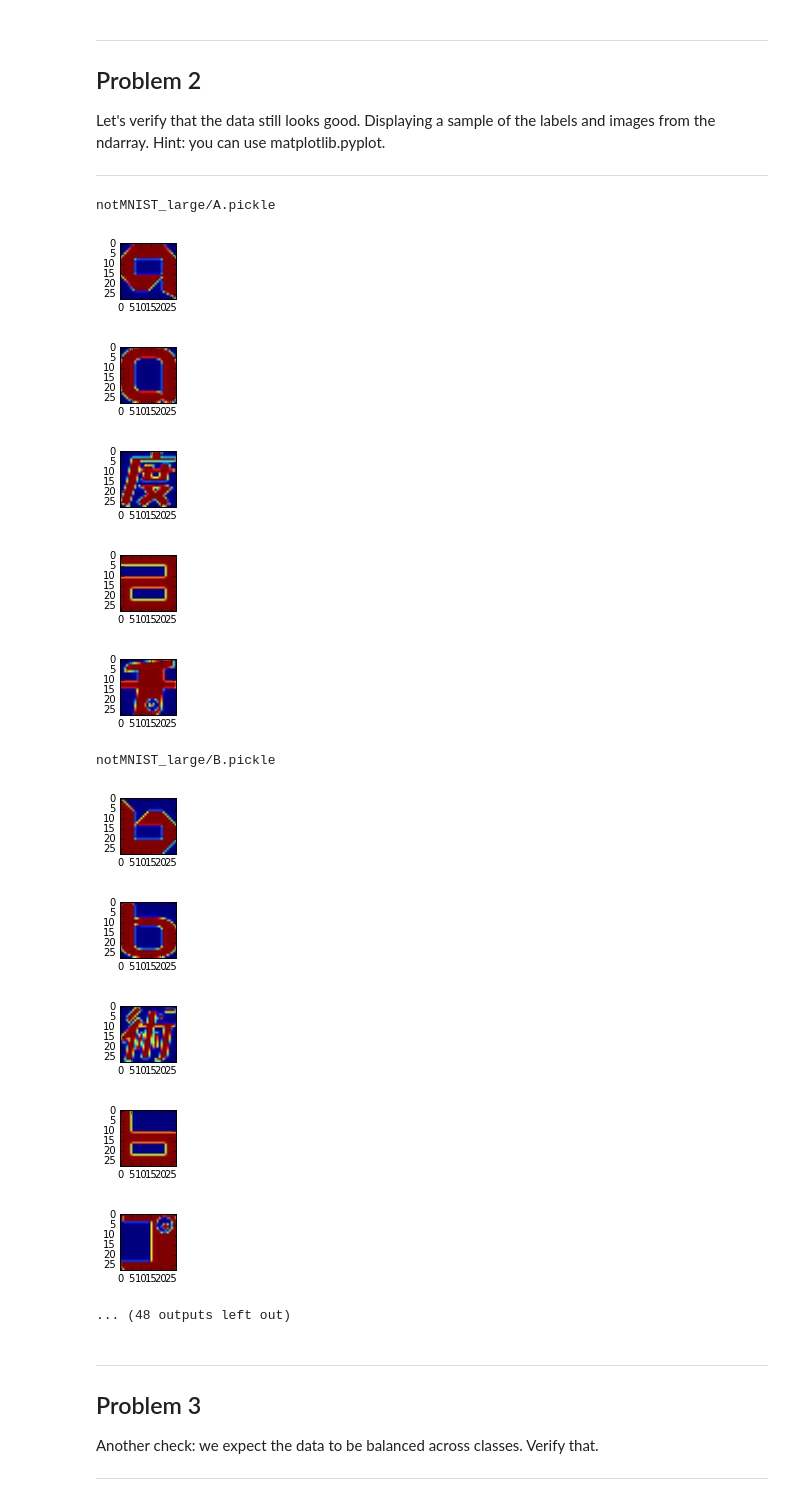
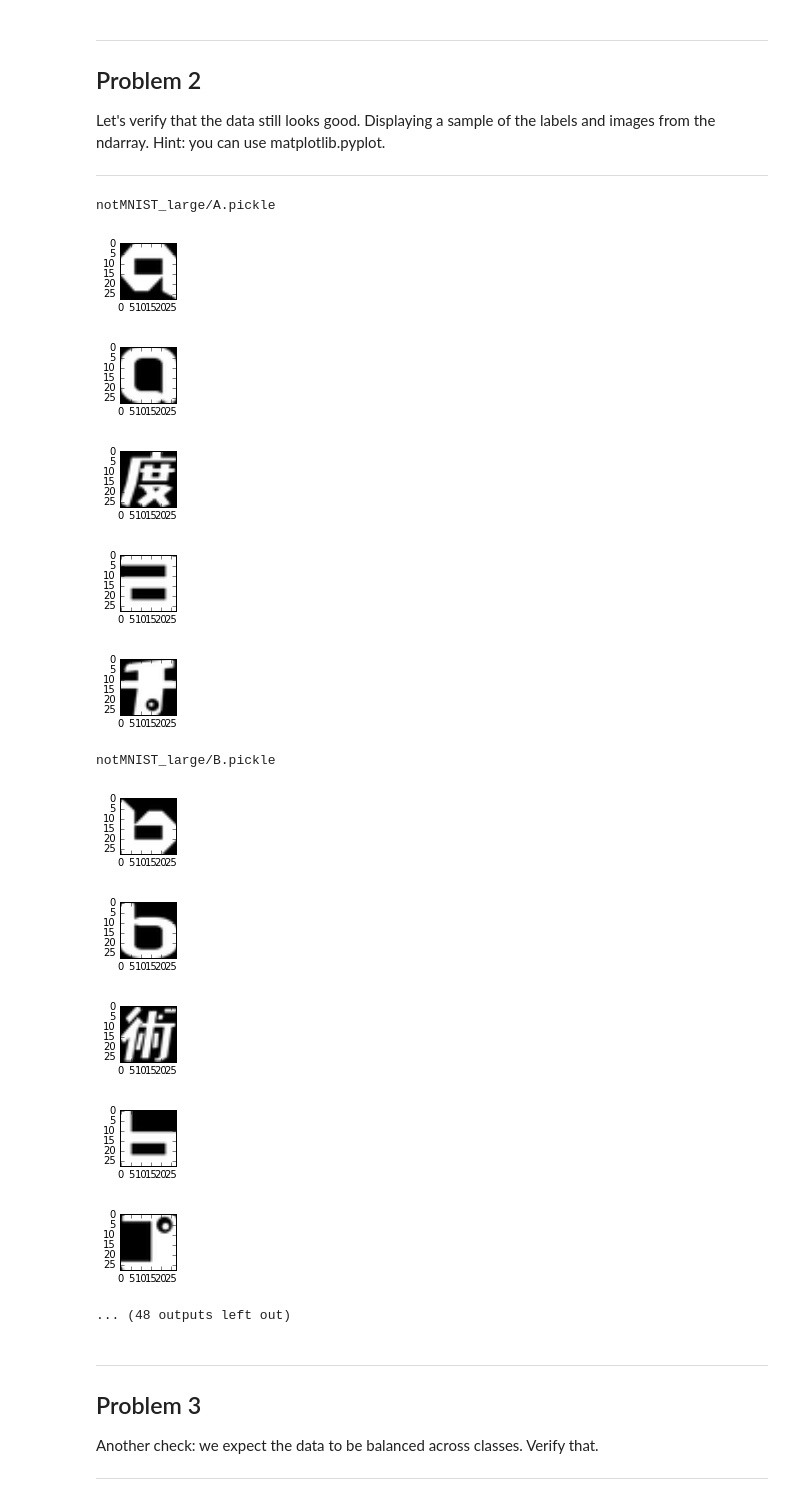
Before and after one commit to FedorSulaev/tensorflow_clone, a Jupyter notebook: tensorflow/examples/udacity/1_notmnist.ipynb, the cells around one changed output. Cells and saved outputs as stored; diff of their text form; code cells hidden in the pictures.

Commit message:
feat: notmnist shuffled dataset exploration

```diff
--- a/tensorflow/examples/udacity/1_notmnist.ipynb
+++ b/tensorflow/examples/udacity/1_notmnist.ipynb
@@ -203,28 +206,28 @@ Let's verify that the data still looks good. Displaying a sample of the labels a
 
 ---
 # %%
-import glob
-pickles = glob.glob('notMNIST_large/*.pickle')
-for pickle in pickles:
-    print(pickle)
-    sample = np.load(pickle)[0:5]
-    for img_data in sample:
-        plt.figure(figsize=(1,1))
-        plt.imshow(img_data)
-        plt.show()
+for dataset in train_datasets:
+    print(dataset)
+    with open(dataset, 'rb') as f:
+        sample = pickle.load(f)[0:5]
+        for img_data in sample:
+            plt.figure(figsize=(1,1))
+            plt.imshow(img_data)
+            plt.gray()
+            plt.show()
 # %% [output]
 notMNIST_large/A.pickle
-[figure, old version]
+[figure, new version]
-[figure, old version]
+[figure, new version]
-[figure, old version]
+[figure, new version]
-[figure, old version]
+[figure, new version]
-[figure, old version]
+[figure, new version]
 notMNIST_large/B.pickle
-[figure, old version]
+[figure, new version]
-[figure, old version]
+[figure, new version]
-[figure, old version]
+[figure, new version]
-[figure, old version]
+[figure, new version]
-[figure, old version]
+[figure, new version]
 ... (48 outputs left out)
 # %% [markdown]
 ---
```
Also changed, not shown: parts of 5 cells of this notebook.
